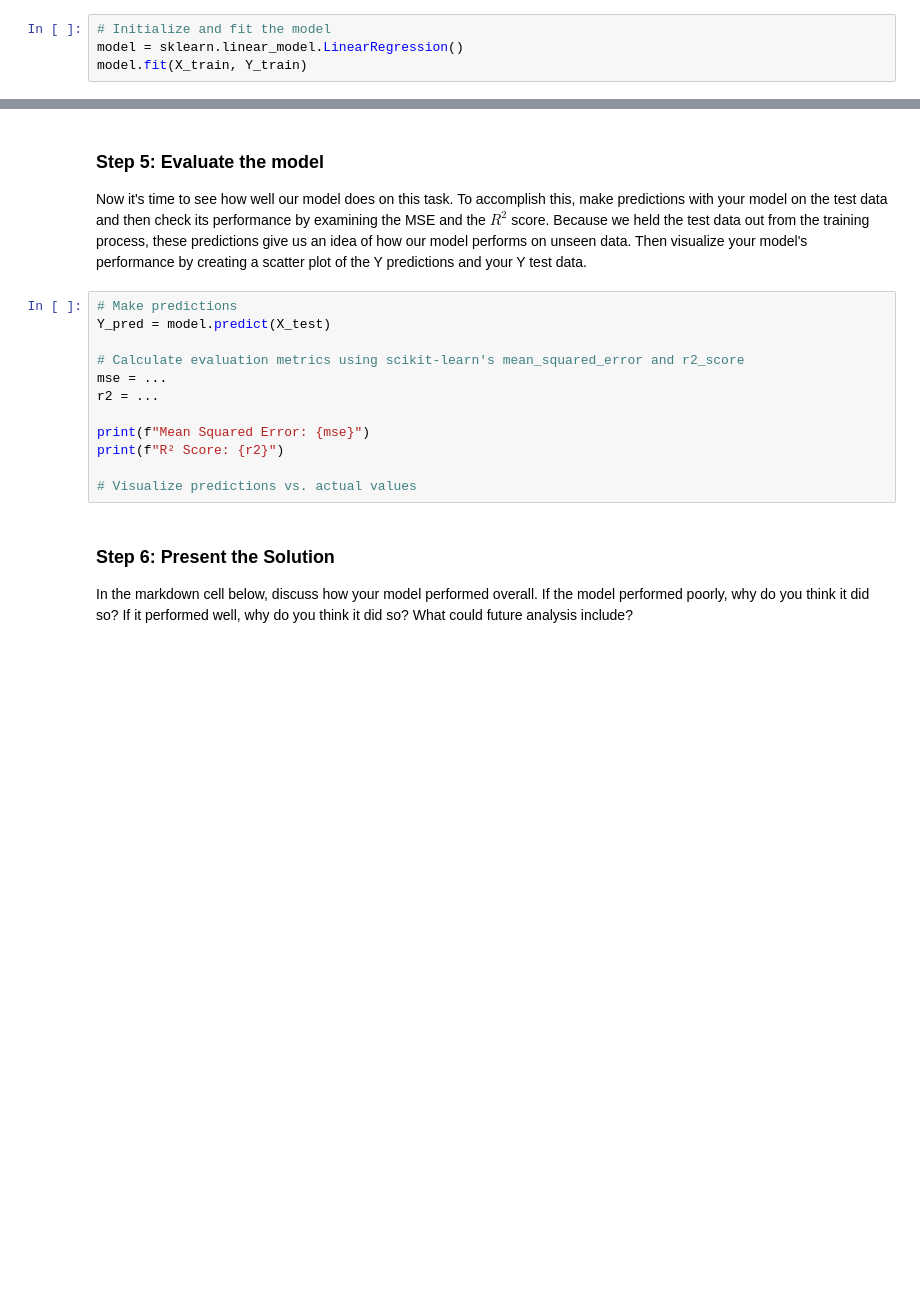
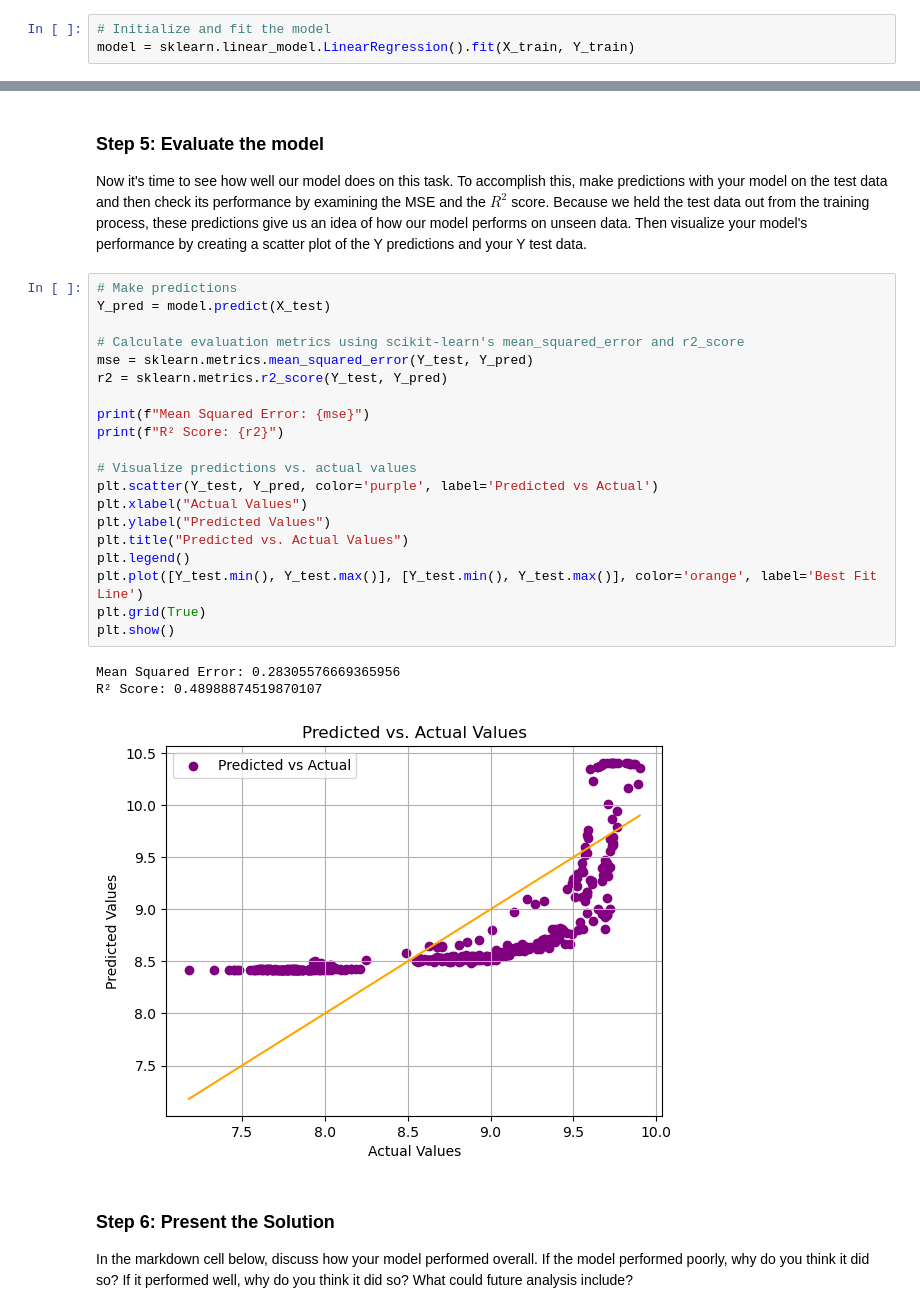
Before and after one commit to evajnewby/EDS232-labs, a Jupyter notebook: Week1/Lab1-hurricane.ipynb, the cells around one changed output, grey strips where cells are left out. Saved outputs shown, nothing was run; the diff lists cells and outputs as text; blank space fills up the shorter version.

```diff
--- a/Week1/Lab1-hurricane.ipynb
+++ b/Week1/Lab1-hurricane.ipynb
@@ -181,5 +181,4 @@ We are going to use linear regression to predict the turbidity in Albany. Is lin
 *Your answer here*.
 # %%
 # Initialize and fit the model
-model = sklearn.linear_model.LinearRegression()
-model.fit(X_train, Y_train)
+model = sklearn.linear_model.LinearRegression().fit(X_train, Y_train)
@@ -192,15 +189,27 @@ Now it's time to see how well our model does on this task.  To accomplish this,
 # %%
 # Make predictions
 Y_pred = model.predict(X_test)
 
 # Calculate evaluation metrics using scikit-learn's mean_squared_error and r2_score
-mse = ...
-r2 = ...
+mse = sklearn.metrics.mean_squared_error(Y_test, Y_pred)
+r2 = sklearn.metrics.r2_score(Y_test, Y_pred)
 
 print(f"Mean Squared Error: {mse}")
 print(f"R² Score: {r2}")
 
 # Visualize predictions vs. actual values
+plt.scatter(Y_test, Y_pred, color='purple', label='Predicted vs Actual')
+plt.xlabel("Actual Values")
+plt.ylabel("Predicted Values")
+plt.title("Predicted vs. Actual Values")
+plt.legend()
+plt.plot([Y_test.min(), Y_test.max()], [Y_test.min(), Y_test.max()], color='orange', label='Best Fit Line')
+plt.grid(True)
+plt.show()
+# %% [output]
+Mean Squared Error: 0.28305576669365956
+R² Score: 0.48988874519870107
+[figure, added]
 # %% [markdown]
 ### Step 6:  Present the Solution
 In the markdown cell below, discuss how your model performed overall. If the model performed poorly, why do you think it did so? If it performed well, why do you think it did so? What could future analysis include?
```
Also changed, not shown: parts of 7 cells of this notebook.
